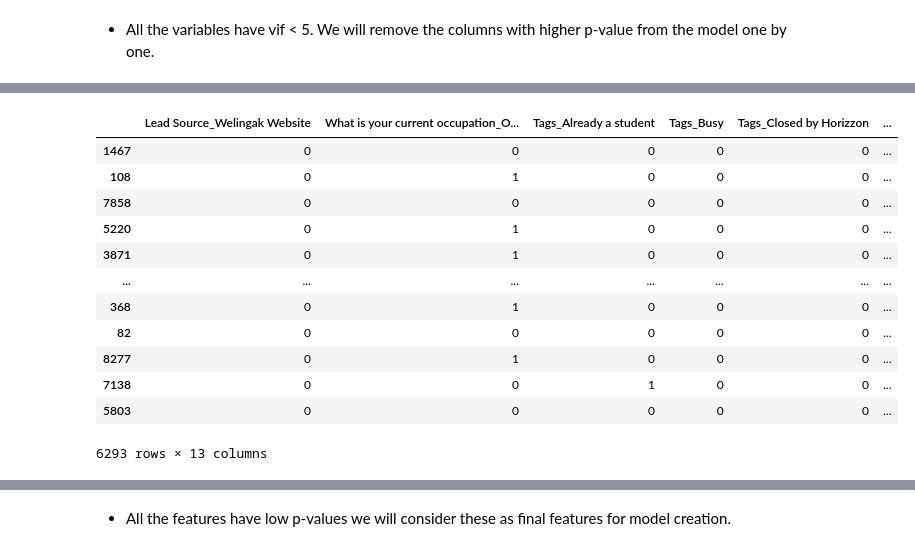
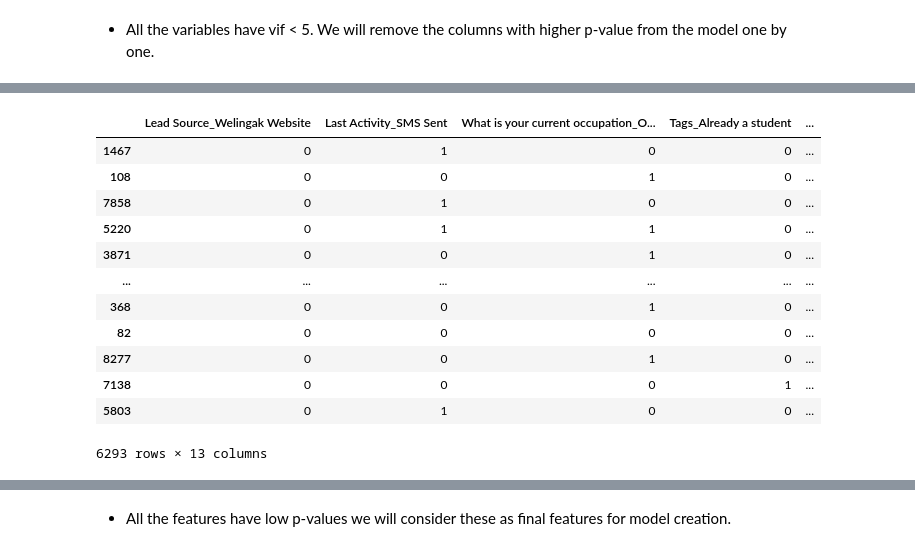
Before and after one commit to agrshuchi/Lead_Score_Case_Study, a Jupyter notebook: Lead_Scoring_Case_Study.ipynb, the cells around one changed output, grey strips where cells are left out. Cells and saved outputs as stored; diff of their text form; code cells hidden in the pictures.

```diff
--- a/Lead_Scoring_Case_Study.ipynb
+++ b/Lead_Scoring_Case_Study.ipynb
@@ -345,9 +396,9 @@ Name: Lead Source, dtype: int64
 # %% [markdown]
 #### dropping columns
 # %%
-null_cols = lead[['City','What matters most to you in choosing a course','Country']]
+#null_cols = lead[['City','What matters most to you in choosing a course','Country']]
 
-lead = lead.drop(null_cols,axis=1)
+lead = lead.drop('What matters most to you in choosing a course',axis=1)
 # %%
 lead.shape
 # %% [output]
@@ -363,3 +435,10 @@ lead['What is your current occupation'].fillna(value='Others_Occu', inplace=True
+# %%
+# merging low frequency categories for feature Last Activity
+low_frequncy_vals = ['Unreachable','Unsubscribed','Had a Phone Conversation','Approached upfront',
+                     'View in browser link Clicked', 'Email Marked Spam','Email Received',
+                     'Resubscribed to emails','Visited Booth in Tradeshow']
+
+lead['Last Activity'] = lead['Last Activity'].replace(low_frequncy_vals,'Others')
 # %% [markdown]
 #### Dropping records with null values
 # %%
@@ -593,3 +687,3 @@ sns.heatmap(lead.corr(), annot=True)
 # %%
-lead = lead.drop('Last Activity',axis=1)
-lead.head()
+#lead = lead.drop('Last Activity',axis=1)
+#lead.head()
@@ -633,8 +721,8 @@ Index(['Lead Origin', 'Lead Source', 'Converted', 'TotalVisits',
       dtype='object')
 # %%
 # list of categorical features for which we need to create dummy variables
-cat_var = lead[['Lead Origin','Lead Source','Specialization','What is your current occupation',
-                'Tags','Last Notable Activity']]
+cat_var = lead[['Lead Origin','Lead Source','Last Activity','Country','Specialization',
+                'What is your current occupation','Tags','City','Last Notable Activity']]
 # %%
 # creating dummy variables
 dummy_data = pd.get_dummies(cat_var)
@@ -926,20 +1014,20 @@ Generalized Linear Model Regression Results
 # %%
 # dropping the feature Tags_number not provided as it has p-value greater than 0.5
-X = X.drop('Tags_number not provided',axis=1)
+X = X.drop('Tags_wrong number given',axis=1)
 X
 # %% [output]
-|  | Lead Source_Welingak Website | What is your current occupation_O... | Tags_Already a student | Tags_Busy | Tags_Closed by Horizzon | ... |
-| 1467 | 0 | 0 | 0 | 0 | 0 | ... |
-| 108 | 0 | 1 | 0 | 0 | 0 | ... |
-| 7858 | 0 | 0 | 0 | 0 | 0 | ... |
-| 5220 | 0 | 1 | 0 | 0 | 0 | ... |
-| 3871 | 0 | 1 | 0 | 0 | 0 | ... |
-| ... | ... | ... | ... | ... | ... | ... |
-| 368 | 0 | 1 | 0 | 0 | 0 | ... |
-| 82 | 0 | 0 | 0 | 0 | 0 | ... |
-| 8277 | 0 | 1 | 0 | 0 | 0 | ... |
-| 7138 | 0 | 0 | 1 | 0 | 0 | ... |
-| 5803 | 0 | 0 | 0 | 0 | 0 | ... |
+|  | Lead Source_Welingak Website | Last Activity_SMS Sent | What is your current occupation_O... | Tags_Already a student | ... |
+| 1467 | 0 | 1 | 0 | 0 | ... |
+| 108 | 0 | 0 | 1 | 0 | ... |
+| 7858 | 0 | 1 | 0 | 0 | ... |
+| 5220 | 0 | 1 | 1 | 0 | ... |
+| 3871 | 0 | 0 | 1 | 0 | ... |
+| ... | ... | ... | ... | ... | ... |
+| 368 | 0 | 0 | 1 | 0 | ... |
+| 82 | 0 | 0 | 0 | 0 | ... |
+| 8277 | 0 | 0 | 1 | 0 | ... |
+| 7138 | 0 | 0 | 0 | 1 | ... |
+| 5803 | 0 | 1 | 0 | 0 | ... |
 6293 rows × 13 columns
 # %%
 X_train_sm = sm.add_constant(X)
```
Also changed, not shown: parts of 85 cells of this notebook, 1 other file.
